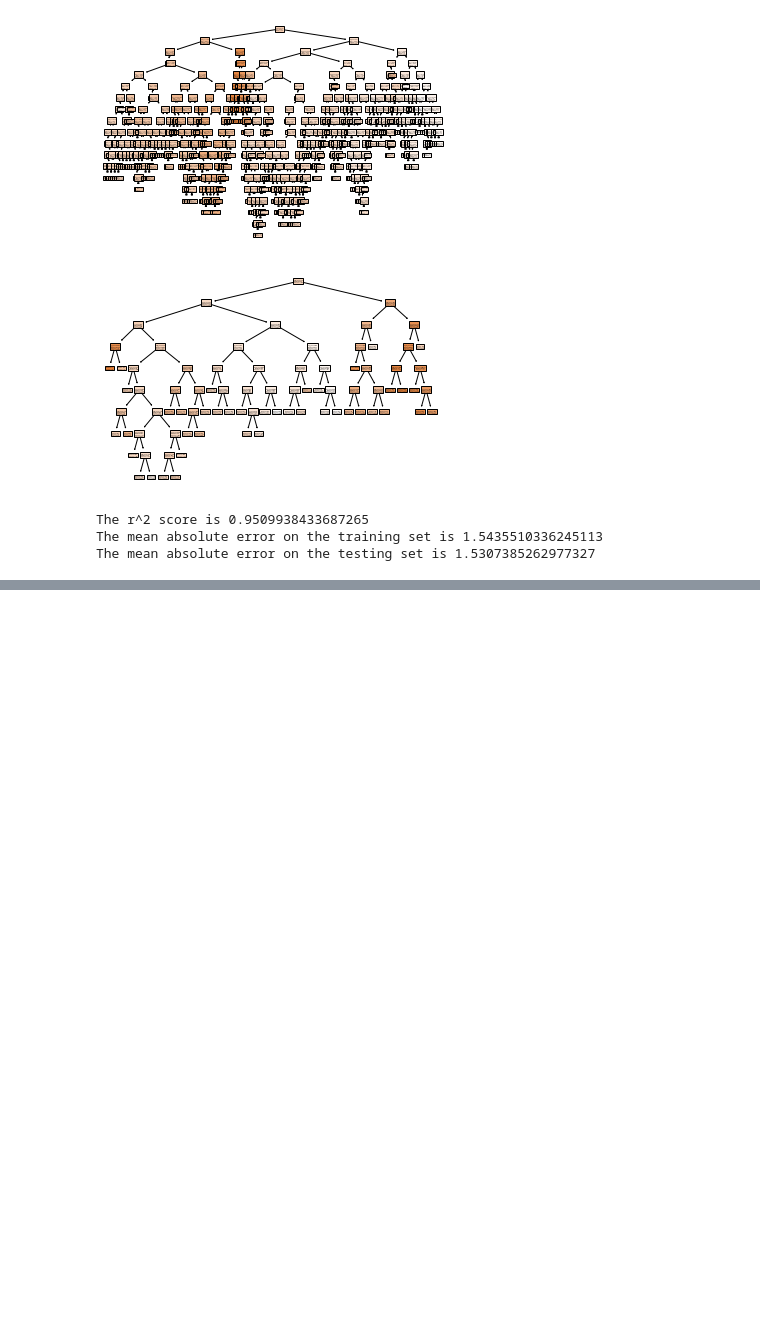
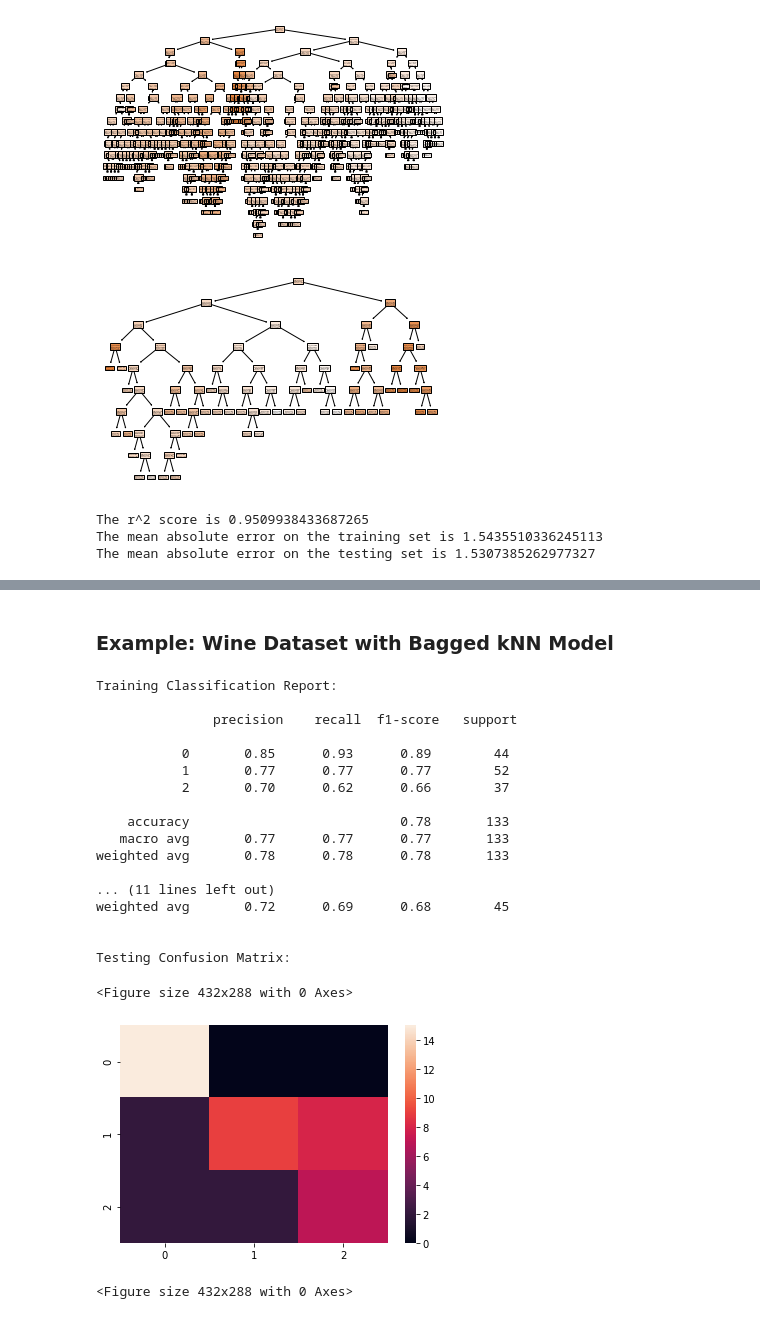
Before and after one commit to rtwhite1546/Spring-2021-Intro-to-Machine-Learning, a Jupyter notebook: Week-10-Decision-Trees/Week10.ipynb, the cells around one changed output, grey strips where cells are left out. Drawn from its saved outputs; the diff is of its cells as text; code cells hidden in the pictures; blank space fills up the shorter version.

```diff
--- a/Week-10-Decision-Trees/Week10.ipynb
+++ b/Week-10-Decision-Trees/Week10.ipynb
@@ -298,0 +611,55 @@ The mean absolute error on the testing set is 1.5307385262977327
+# %% [markdown]
+### Example: Wine Dataset with Bagged kNN Model
+# %%
+X = wine['data']
+Y = wine['target']
+
+# split the data into train and test sets
+trainX, testX, trainY, testY = train_test_split(X, Y, test_size = 0.25)
+
+# build the classifier
+model = KNeighborsClassifier()
+
+# fit the classifier to the training data
+model.fit(trainX, trainY)
+
+# predict the labels of the training set
+predictedY = model.predict(trainX)
+
+# print quality metrics
+print('\nTraining Classification Report:\n\n', classification_report(trainY, predictedY))
+
+# predict the labels of the test set
+predictedY = model.predict(testX)
+
+# print quality metrics
+print('\nTesting Classification Report:\n\n', classification_report(testY, predictedY))
+
+# predict the labels of the test set
+predictedY = model.predict(testX)
+
+print('\nTesting Confusion Matrix:\n')
+
+sn.heatmap(confusion_matrix(testY, predictedY))
+plt.figure()
+# %% [output]
+Training Classification Report:
+
+               precision    recall  f1-score   support
+
+           0       0.85      0.93      0.89        44
+           1       0.77      0.77      0.77        52
+           2       0.70      0.62      0.66        37
+
+    accuracy                           0.78       133
+   macro avg       0.77      0.77      0.77       133
+weighted avg       0.78      0.78      0.78       133
+
+... (11 lines left out)
+weighted avg       0.72      0.69      0.68        45
+
+
+Testing Confusion Matrix:
+<Figure size 432x288 with 0 Axes>
+[figure, added]
+<Figure size 432x288 with 0 Axes>
```
Also changed, not shown: parts of 14 cells of this notebook, 3 other files.
